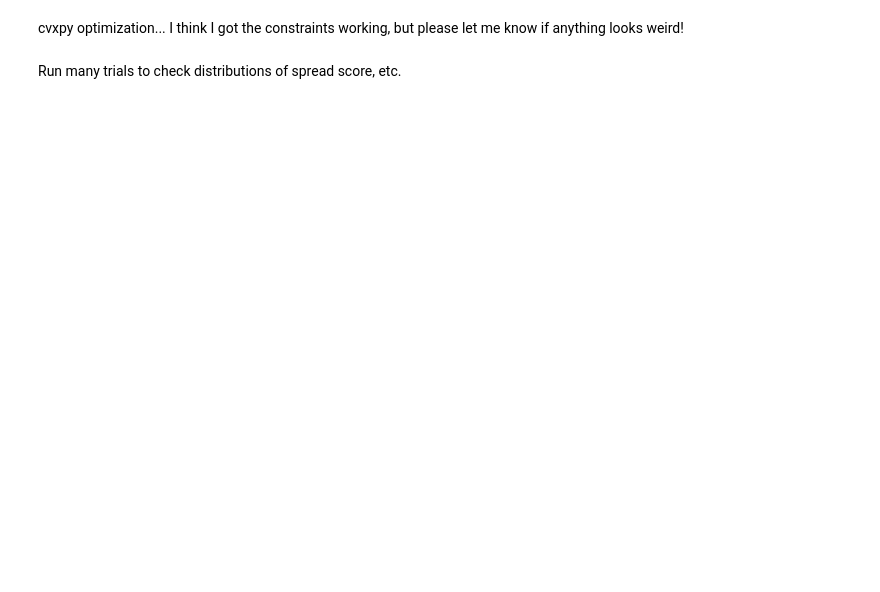
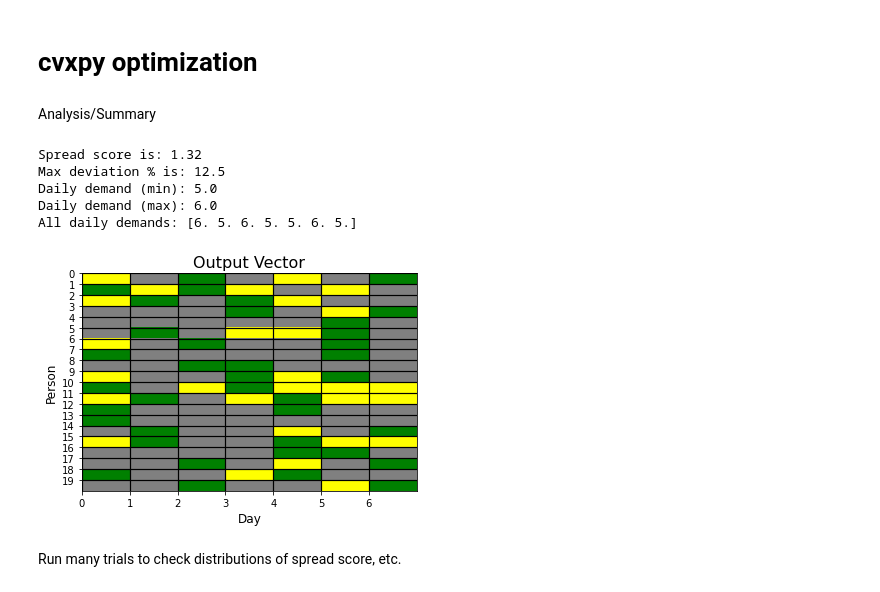
Before and after one commit to mggg/covid-scheduling, a Jupyter notebook: linear_program.ipynb, the cells around one changed output. Saved outputs shown, nothing was run; the diff lists cells and outputs as text; code cells hidden in the pictures; blank space fills up the shorter version.

```diff
--- a/linear_program.ipynb
+++ b/linear_program.ipynb
@@ -70,13 +54,0 @@ After we get this working, it would be interesting to mess around with this func
-# %%
-def score(assignment):
-    score = 0
-    for week in assignment.value:
-#         print(week)
-        scheduled_days = []
-        for i in range(7):
-            if week[i] == 1:
-                scheduled_days.append(i)
-        if len(scheduled_days) == 2:
-            score += ((scheduled_days[1] - scheduled_days[0]) - 3.5) ** 2
-#             print(score)
-    return score / number_of_people
@@ -90,3 +55,3 @@ def demands(assignment):
-# %% [markdown]
-cvxpy optimization... I think I got the constraints working, but please let me know if anything looks weird!
+# %% [markdown]
+# cvxpy optimization
 # %%
@@ -128,28 +118,40 @@ if assignment.value is not None:
     spreadScore, daily_demands, max_deviation = analyze(assignment)
 else:
     print("Situation infeasible")
+# %% [markdown]
+Analysis/Summary
 # %%
 print("Spread score is: %.02f" % spreadScore)
 print("Max deviation %% is: %.01f" % (100 * max_deviation))
 print('Daily demand (min):', daily_demands.min())
 print('Daily demand (max):', daily_demands.max())
 print('All daily demands:', daily_demands)
 
 # Display Calendar
 
 scaled_assignment = np.multiply(assignment.value, 0.5)
 data = np.add(scaled_assignment, avail)
 
-# cmap = colors.ListedColormap(['gray', 'red', 'yellow', 'green'])
-# plt.title("Calendar", fontsize=16)
-# plt.imshow(data, cmap=cmap, aspect='auto', extent=[0, 7, number_of_people, 0])
-# plt.grid(which='major', axis='both', linestyle='-', color='k', linewidth=1.2)
-# plt.xticks(np.arange(0,7, 1))
-# plt.yticks(np.arange(0, number_of_people, 1))
+outputColors = colors.ListedColormap(['gray', 'red', 'yellow', 'green'])
+availColors = colors.ListedColormap(['gray', 'yellow'])
 
-# plt.xlabel("Day", fontsize=12)
-# plt.ylabel("Person", fontsize=12)
-# plt.show()
+plt.title("Output Vector", fontsize=16)
+plt.imshow(data, cmap=outputColors, aspect='auto', extent=[0, 7, number_of_people, 0])
+plt.grid(which='major', axis='both', linestyle='-', color='k', linewidth=1.2)
+plt.xticks(np.arange(0,7, 1))
+plt.yticks(np.arange(0, number_of_people, 1))
+
+plt.xlabel("Day", fontsize=12)
+plt.ylabel("Person", fontsize=12)
+plt.savefig('output.png', dpi=300, bbox_inches='tight')
+plt.show()
+# %% [output]
+Spread score is: 1.32
+Max deviation % is: 12.5
+Daily demand (min): 5.0
+Daily demand (max): 6.0
+All daily demands: [6. 5. 6. 5. 5. 6. 5.]
+[figure, added]
 # %% [markdown]
 Run many trials to check distributions of spread score, etc.
 # %%
```
Also changed, not shown: parts of 28 cells of this notebook.
